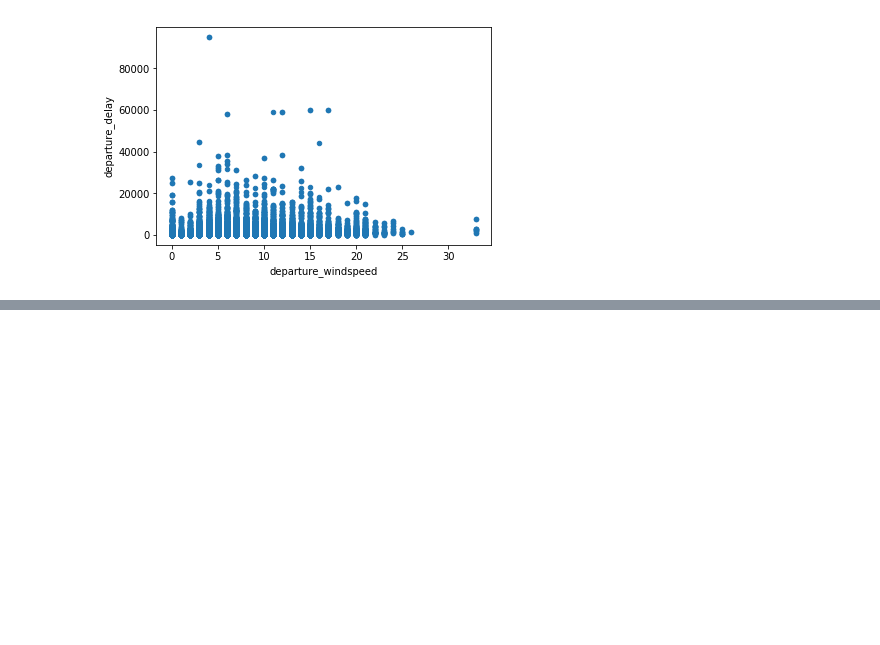
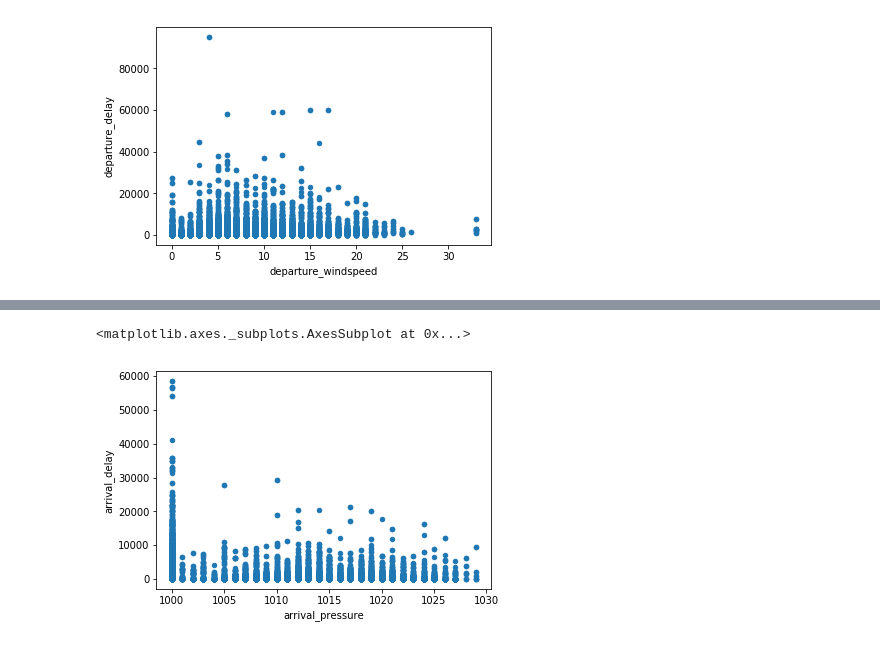
Before and after one commit to dermot-cochran/Interview_data, a Jupyter notebook: Case Study.ipynb, the cells around one changed output, grey strips where cells are left out. Saved outputs shown, nothing was run; the diff lists cells and outputs as text; code cells hidden in the pictures; blank space fills up the shorter version.

```diff
--- a/Case Study.ipynb
+++ b/Case Study.ipynb
@@ -671,0 +699,5 @@ flight_weather.plot('arrival_windspeed', 'arrival_delay', kind='scatter')
+# %%
+flight_weather.plot('arrival_pressure', 'arrival_delay', kind='scatter')
+# %% [output]
+<matplotlib.axes._subplots.AxesSubplot at 0x...>
+[figure, added]
```
Also changed, not shown: parts of 4 cells of this notebook.
